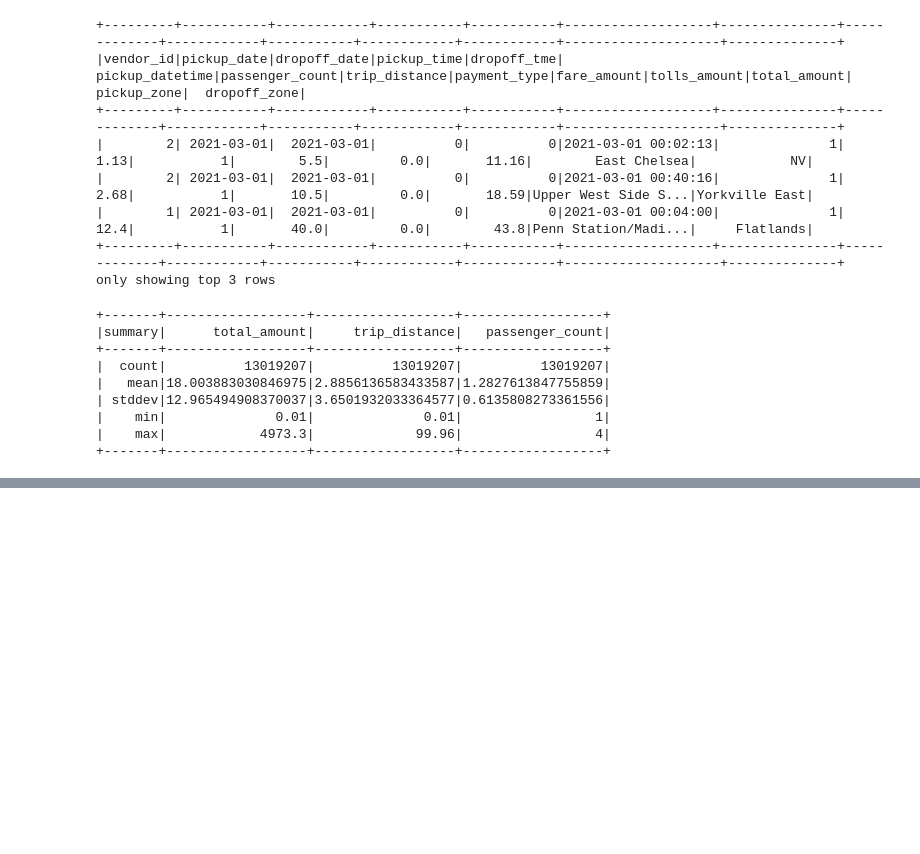
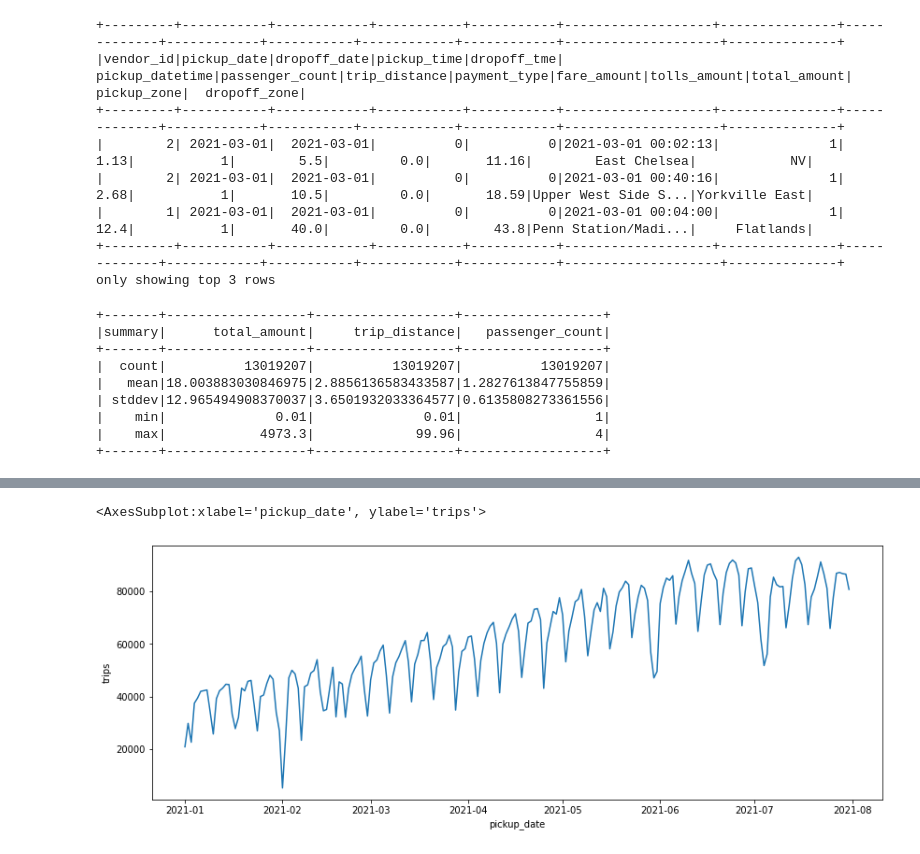
Before and after one commit to devkhk/data-engineering-study, a Jupyter notebook: study_remind/spark/taxi-analysis.ipynb, the cells around one changed output, grey strips where cells are left out. Saved outputs shown, nothing was run; the diff lists cells and outputs as text; code cells hidden in the pictures; blank space fills up the shorter version.

Commit message:
analysis visualization

```diff
--- a/study_remind/spark/taxi-analysis.ipynb
+++ b/study_remind/spark/taxi-analysis.ipynb
@@ -1,7 +1,11 @@
 # %%
 from pyspark.sql import SparkSession
 # %%
-spark = SparkSession.builder.appName("taxi-analysis").getOrCreate()
+MAX_MEMORY = '6g'
+spark = SparkSession.builder.appName("taxi-analysis")\
+            .config("spark.executor.memory", MAX_MEMORY)\
+            .config("spark.driver.memory", MAX_MEMORY)\
+            .getOrCreate()
 # %%
 spark
 # %% [output]
@@ -247,0 +264,13 @@ cleaned_df.select(["total_amount","trip_distance","passenger_count"]).describe()
+# %%
+query = """
+SELECT
+    pickup_date,
+    count(pickup_date) as trips
+FROM
+    cleaned
+GROUP BY
+    pickup_date
+ORDER BY
+    pickup_date
+"""
+spark.sql(query).show()
@@ -247,0 +295,2 @@ cleaned_df.select(["total_amount","trip_distance","passenger_count"]).describe()
+# %%
+pickupdate_df = spark.sql(query).toPandas()
@@ -247,0 +313,6 @@ cleaned_df.select(["total_amount","trip_distance","passenger_count"]).describe()
+# %%
+fig, ax = plt.subplots(figsize=(14,5))
+sns.lineplot(data=pickupdate_df, x="pickup_date", y="trips")
+# %% [output]
+<AxesSubplot:xlabel='pickup_date', ylabel='trips'>
+[figure, added]
```
Also changed, not shown: parts of 13 cells of this notebook.
